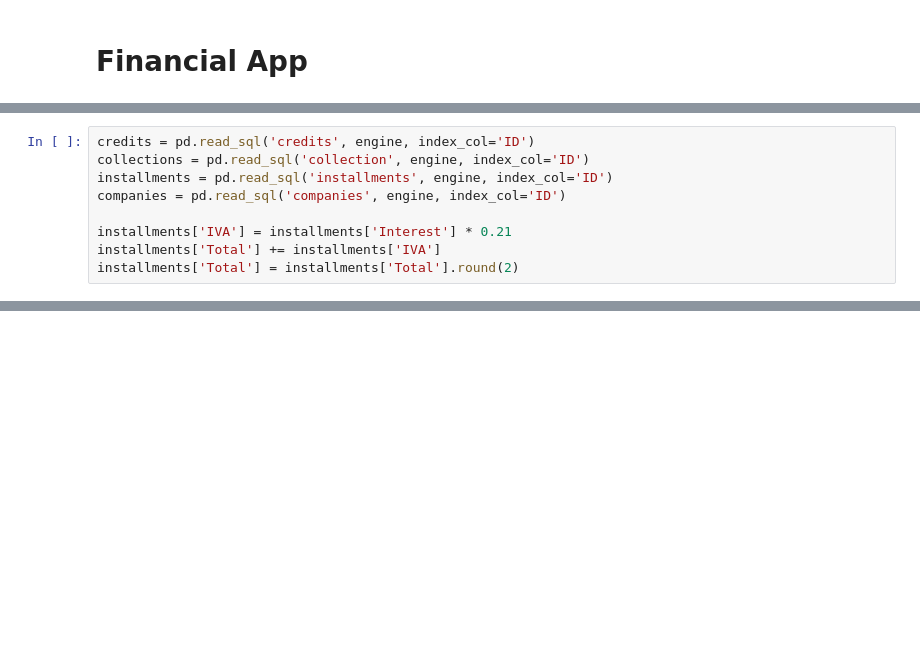
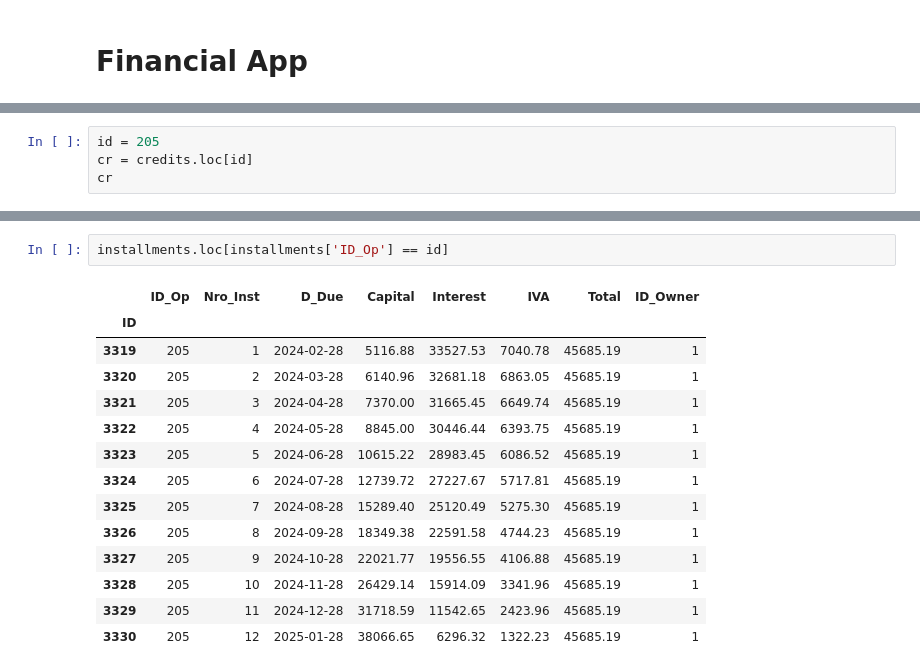
Before and after one commit to JuanMCarini/FinancialApp, a Jupyter notebook: notebooks/Start_DataBases.ipynb, the cells around one changed output, grey strips where cells are left out. Drawn from its saved outputs; the diff is of its cells as text; blank space fills up the shorter version.

```diff
--- a/notebooks/Start_DataBases.ipynb
+++ b/notebooks/Start_DataBases.ipynb
@@ -83,9 +81,0 @@ Deuda Total: $ 38,986.34
-# %%
-credits = pd.read_sql('credits', engine, index_col='ID')
-collections = pd.read_sql('collection', engine, index_col='ID')
-installments = pd.read_sql('installments', engine, index_col='ID')
-companies = pd.read_sql('companies', engine, index_col='ID')
-
-installments['IVA'] = installments['Interest'] * 0.21
-installments['Total'] += installments['IVA']
-installments['Total'] = installments['Total'].round(2)
@@ -143,0 +116,4 @@ installments.loc[balance.loc[balance['Total'] > 0].index]
+# %%
+id = 205
+cr = credits.loc[id]
+cr
@@ -143,0 +156,17 @@ installments.loc[balance.loc[balance['Total'] > 0].index]
+# %%
+installments.loc[installments['ID_Op'] == id]
+# %% [output]
+|  | ID_Op | Nro_Inst | D_Due | Capital | Interest | IVA | Total | ID_Owner |
+| ID |  |  |  |  |  |  |  |  |
+| 3319 | 205 | 1 | 2024-02-28 | 5116.88 | 33527.53 | 7040.78 | 45685.19 | 1 |
+| 3320 | 205 | 2 | 2024-03-28 | 6140.96 | 32681.18 | 6863.05 | 45685.19 | 1 |
+| 3321 | 205 | 3 | 2024-04-28 | 7370.00 | 31665.45 | 6649.74 | 45685.19 | 1 |
+| 3322 | 205 | 4 | 2024-05-28 | 8845.00 | 30446.44 | 6393.75 | 45685.19 | 1 |
+| 3323 | 205 | 5 | 2024-06-28 | 10615.22 | 28983.45 | 6086.52 | 45685.19 | 1 |
+| 3324 | 205 | 6 | 2024-07-28 | 12739.72 | 27227.67 | 5717.81 | 45685.19 | 1 |
+| 3325 | 205 | 7 | 2024-08-28 | 15289.40 | 25120.49 | 5275.30 | 45685.19 | 1 |
+| 3326 | 205 | 8 | 2024-09-28 | 18349.38 | 22591.58 | 4744.23 | 45685.19 | 1 |
+| 3327 | 205 | 9 | 2024-10-28 | 22021.77 | 19556.55 | 4106.88 | 45685.19 | 1 |
+| 3328 | 205 | 10 | 2024-11-28 | 26429.14 | 15914.09 | 3341.96 | 45685.19 | 1 |
+| 3329 | 205 | 11 | 2024-12-28 | 31718.59 | 11542.65 | 2423.96 | 45685.19 | 1 |
+| 3330 | 205 | 12 | 2025-01-28 | 38066.65 | 6296.32 | 1322.23 | 45685.19 | 1 |
```
Also changed, not shown: parts of 15 cells of this notebook, 9 other files.
